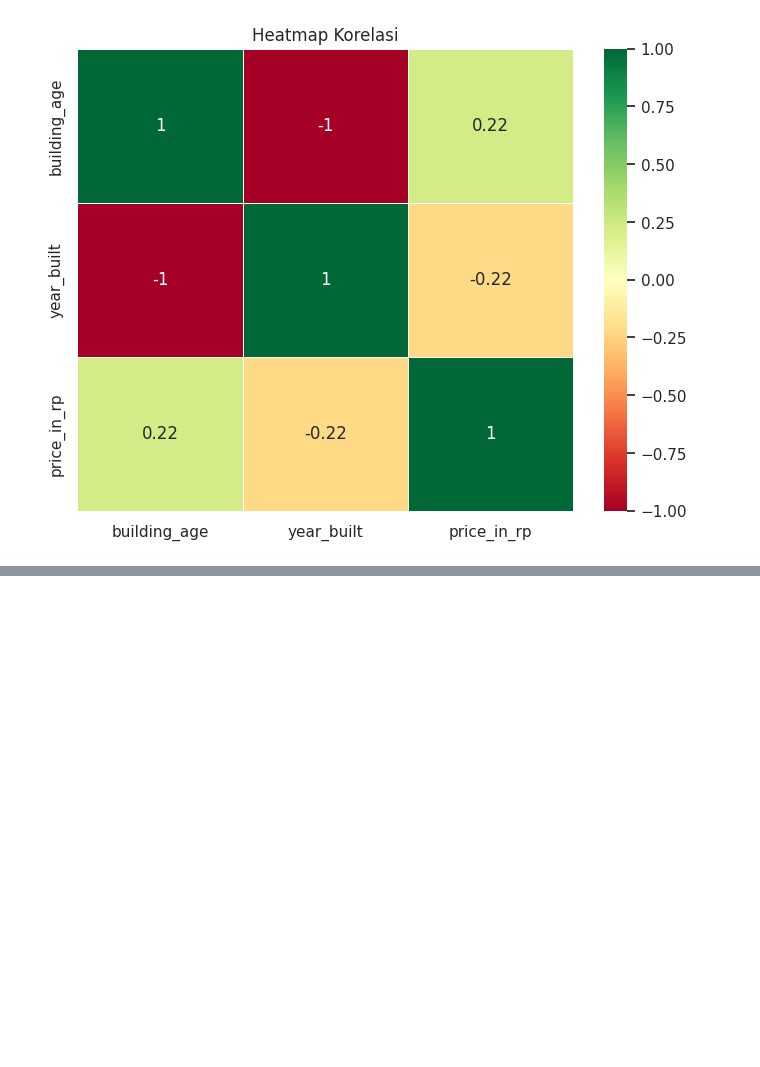
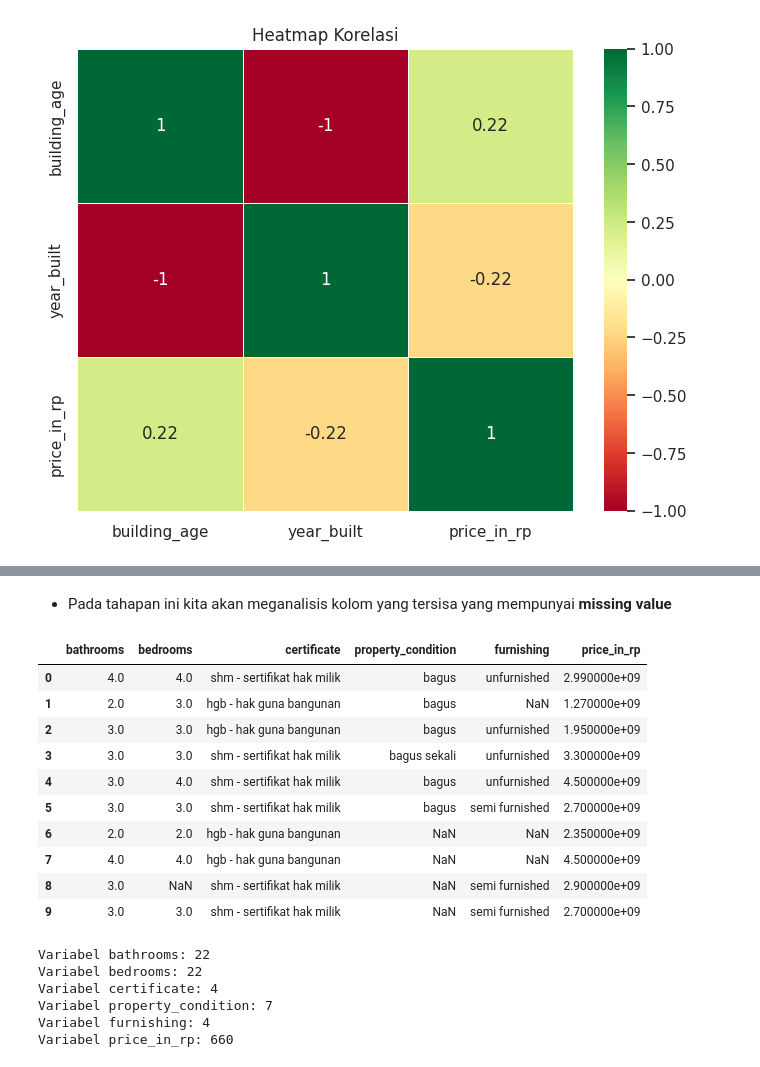
Before and after one commit to abdinegara783/ISFEST2023, a Jupyter notebook: ISFEST_Abdi.ipynb, the cells around one changed output, grey strips where cells are left out. Cells and saved outputs as stored; diff of their text form; code cells hidden in the pictures; blank space fills up the shorter version.

```diff
--- a/ISFEST_Abdi.ipynb
+++ b/ISFEST_Abdi.ipynb
@@ -391,0 +385,5 @@ def separate_numeric_categorical_columns(df):
+# %%
+#Checkpoint
+df_baru = df.copy()
+# %%
+df_baru =df_baru.drop(['building_age','year_built','building_orientation'], axis=1)
@@ -391,0 +410,29 @@ def separate_numeric_categorical_columns(df):
+# %% [markdown]
+- Pada tahapan ini kita akan meganalisis kolom yang tersisa yang mempunyai **missing value**
+# %%
+df_Miss = df_baru[['bathrooms', 'bedrooms', 'certificate','property_condition','furnishing','price_in_rp']]
+# %%
+df_Miss.head(10)
+# %% [output]
+|  | bathrooms | bedrooms | certificate | property_condition | furnishing | price_in_rp |
+| 0 | 4.0 | 4.0 | shm - sertifikat hak milik | bagus | unfurnished | 2.990000e+09 |
+| 1 | 2.0 | 3.0 | hgb - hak guna bangunan | bagus | NaN | 1.270000e+09 |
+| 2 | 3.0 | 3.0 | hgb - hak guna bangunan | bagus | unfurnished | 1.950000e+09 |
+| 3 | 3.0 | 3.0 | shm - sertifikat hak milik | bagus sekali | unfurnished | 3.300000e+09 |
+| 4 | 3.0 | 4.0 | shm - sertifikat hak milik | bagus | unfurnished | 4.500000e+09 |
+| 5 | 3.0 | 3.0 | shm - sertifikat hak milik | bagus | semi furnished | 2.700000e+09 |
+| 6 | 2.0 | 2.0 | hgb - hak guna bangunan | NaN | NaN | 2.350000e+09 |
+| 7 | 4.0 | 4.0 | hgb - hak guna bangunan | NaN | NaN | 4.500000e+09 |
+| 8 | 3.0 | NaN | shm - sertifikat hak milik | NaN | semi furnished | 2.900000e+09 |
+| 9 | 3.0 | 3.0 | shm - sertifikat hak milik | NaN | semi furnished | 2.700000e+09 |
+# %%
+for column in df_Miss.columns:
+  unique_values = df[column].nunique()
+  print(f"Variabel {column}: {unique_values}")
+# %% [output]
+Variabel bathrooms: 22
+Variabel bedrooms: 22
+Variabel certificate: 4
+Variabel property_condition: 7
+Variabel furnishing: 4
+Variabel price_in_rp: 660
```
Also changed, not shown: parts of 23 cells of this notebook.
